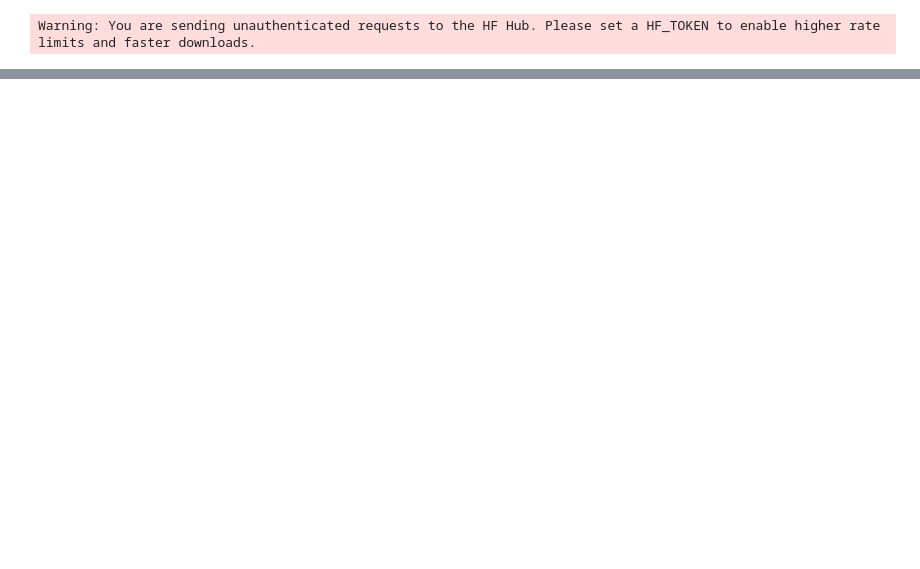
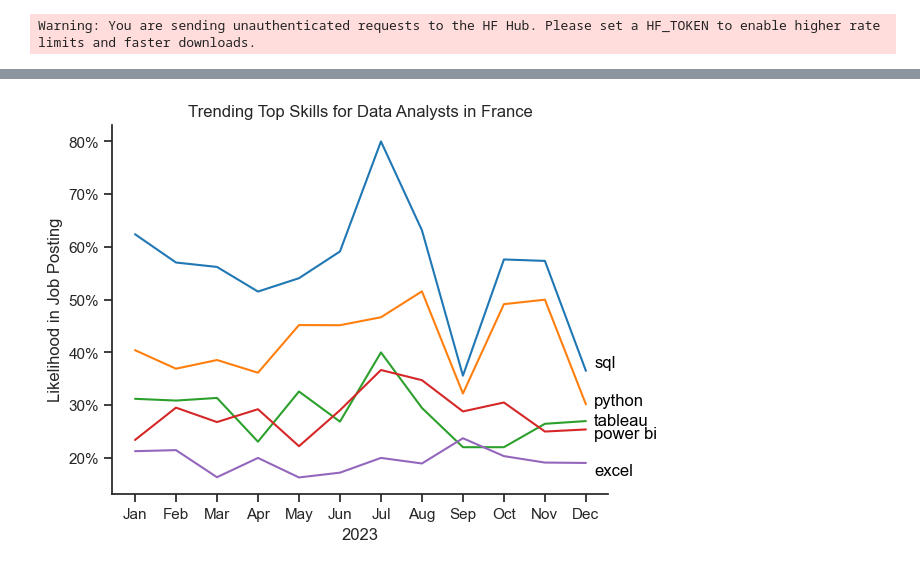
Before and after one commit to briceverola/Pyhton_Data_project, a Jupyter notebook: 3_Project/3_Skills_Trend.ipynb, the cells around one changed output, grey strips where cells are left out. Saved outputs shown, nothing was run; the diff lists cells and outputs as text; code cells hidden in the pictures; blank space fills up the shorter version.

```diff
--- a/3_Project/3_Skills_Trend.ipynb
+++ b/3_Project/3_Skills_Trend.ipynb
@@ -35,0 +112,4 @@ df_DA_FR_explode = df_DA_FR.explode('job_skills')
+# %%
+DA_totals = df_DA_FR.groupby('job_posted_month_no').size()
+
+DA_totals
@@ -35,0 +131,11 @@ df_DA_FR_explode = df_DA_FR.explode('job_skills')
+# %%
+# Convert monthly skill counts into percentages to normalize trends over time
+df_DA_FR_percent = df_DA_FR_pivot.iloc[:12].div(DA_totals/100, axis=0)
+
+# Format month labels for better readability
+df_DA_FR_percent = df_DA_FR_percent.reset_index()
+df_DA_FR_percent['job_posted_month'] = df_DA_FR_percent['job_posted_month_no'].apply(lambda x: pd.to_datetime(x, format='%m').strftime('%b'))
+df_DA_FR_percent = df_DA_FR_percent.set_index('job_posted_month')
+df_DA_FR_percent = df_DA_FR_percent.drop(columns='job_posted_month_no')
+
+df_DA_FR_percent
@@ -35,0 +163,27 @@ df_DA_FR_explode = df_DA_FR.explode('job_skills')
+# %%
+import numpy as np
+
+df_plot = df_DA_FR_percent.iloc[:, :5]
+
+sns.lineplot(data=df_plot, dashes=False, legend=False, palette='tab10')
+sns.set_theme(style='ticks')
+sns.despine()
+
+
+plt.title('Trending Top Skills for Data Analysts in France')
+plt.ylabel('Likelihood in Job Posting')
+plt.xlabel('2023')
+plt.gca().yaxis.set_major_formatter(PercentFormatter(decimals=0))
+
+# Get last values and sort to avoid overlap
+last_values = df_plot.iloc[-1].sort_values()
+
+# Add small vertical offsets
+offsets = np.linspace(-1.5, 1.5, len(last_values))
+
+for i, (skill, value) in enumerate(last_values.items()):
+    plt.text(11.2, value + offsets[i], skill, color='black', va='center')
+
+plt.show()
+# %% [output]
+[figure, added]
```
Also changed, not shown: parts of 13 cells of this notebook, 3 other files.
